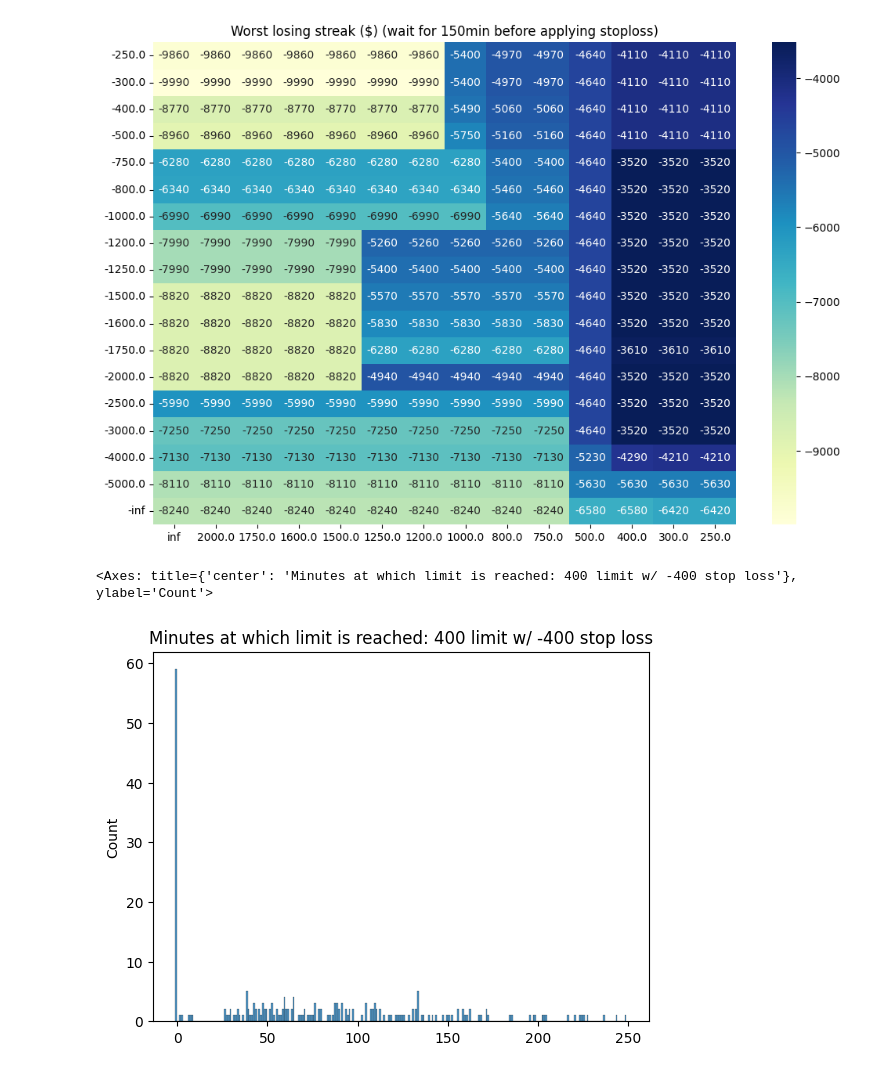
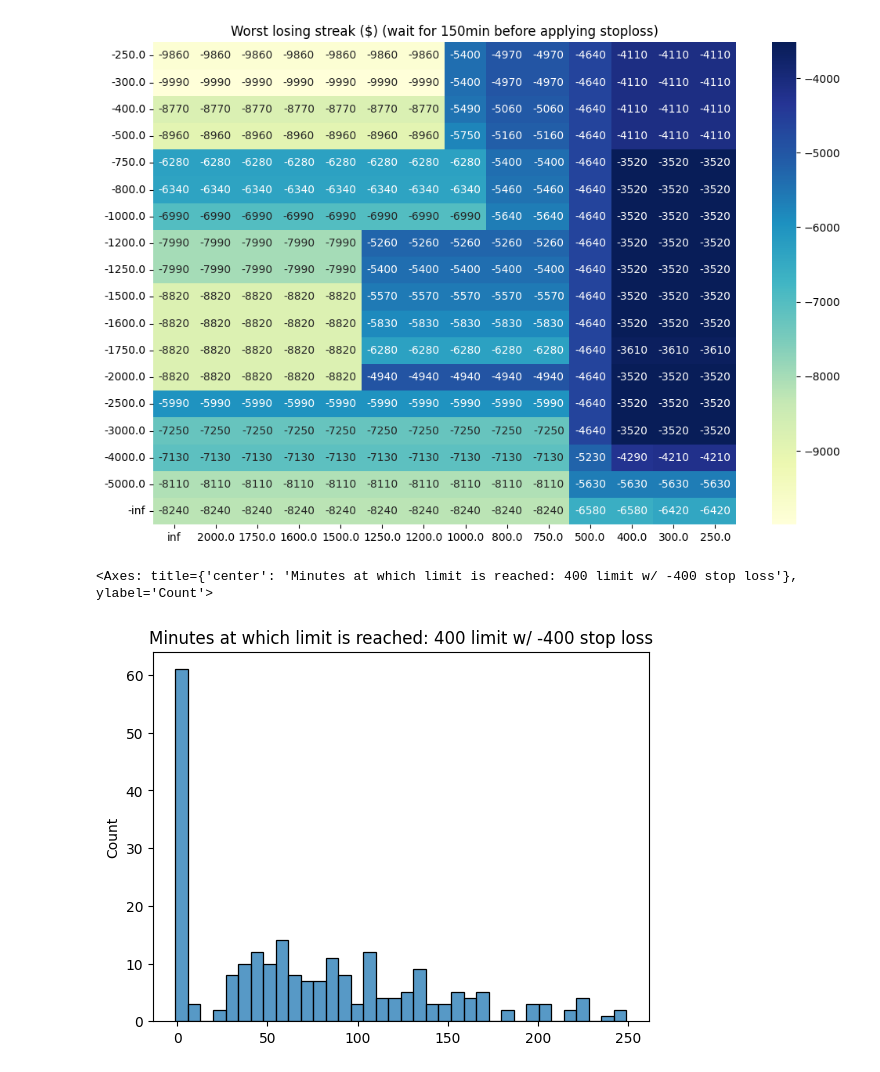
Before and after one commit to yalishanda42/stonksbot, a Jupyter notebook: options/backtest_analysis.ipynb, the cells around one changed output. Drawn from its saved outputs; the diff is of its cells as text; code cells hidden in the pictures.

```diff
--- a/options/backtest_analysis.ipynb
+++ b/options/backtest_analysis.ipynb
@@ -527,15 +537,15 @@ def strategy_limit_reach_minute(arr, limit, stoploss, wait_n_before_stoploss, la
 # %%
 plt.title("Minutes at which limit is reached: 400 limit w/ -400 stop loss")
 
 limit_400_reach_minute = np.array([
     strategy_limit_reach_minute(daily_movement, 400, -400, WAIT_FOR_N_BEFORE_STOPLOSS, EXLUDE_LAST_N)
     for daily_movement in daily_movements
 ])
 
-sns.histplot(limit_400_reach_minute, bins=250)
+sns.histplot(limit_400_reach_minute, bins=36)
 # %% [output]
 <Axes: title={'center': 'Minutes at which limit is reached: 400 limit w/ -400 stop loss'}, ylabel='Count'>
-[figure, old version]
+[figure, new version]
 # %%
 plt.title("Minutes at which limit is reached: 1750 limit w/o stop loss")
 
```
Also changed, not shown: parts of 7 cells of this notebook.
